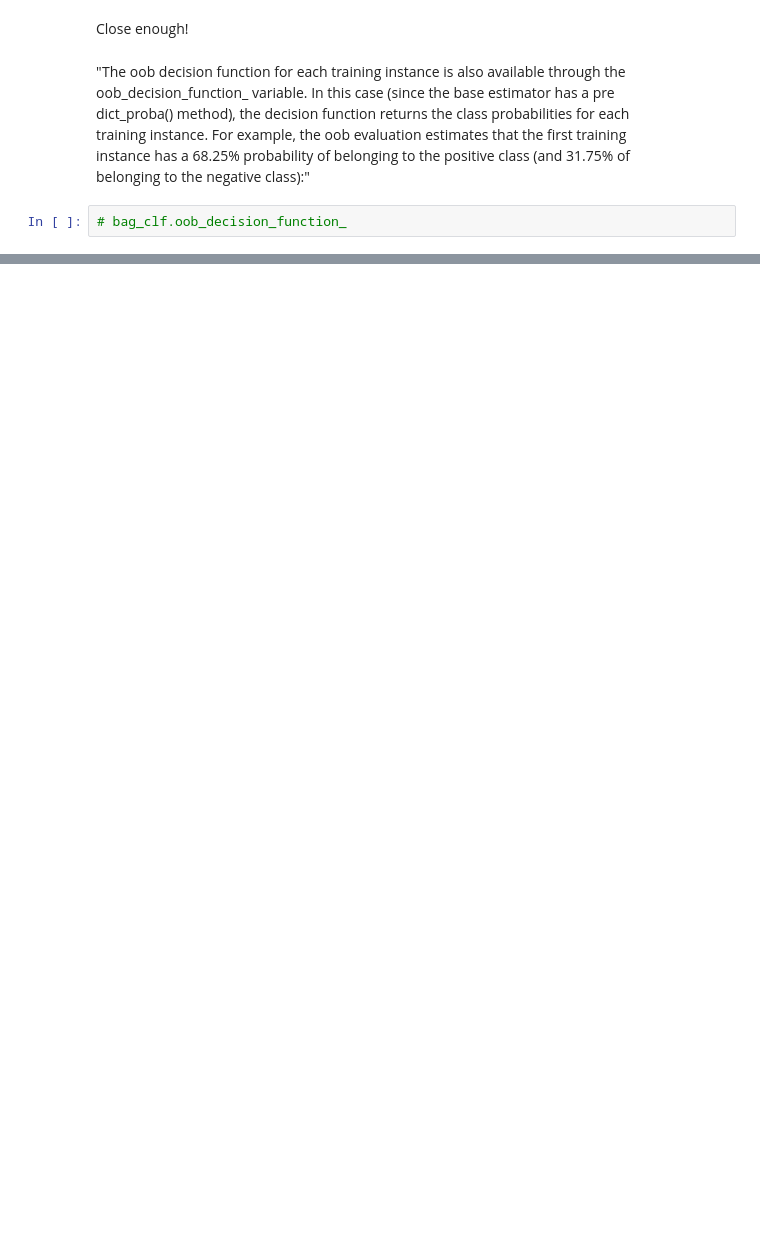
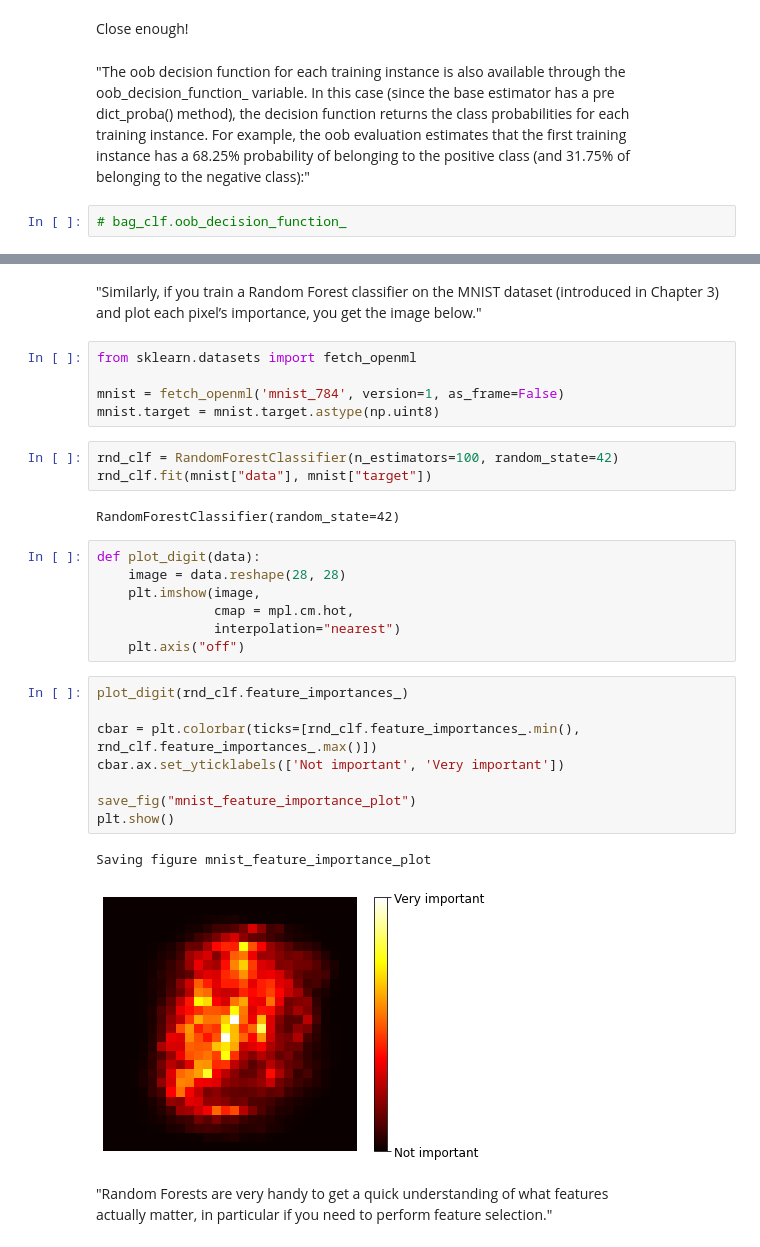
Before and after one commit to eleander/Machine_Learning, a Jupyter notebook: ml/7/Ensemble_Learning_and_Random_Forests.ipynb, the cells around one changed output, grey strips where cells are left out. Saved outputs shown, nothing was run; the diff lists cells and outputs as text; blank space fills up the shorter version.

Commit message:
7 - Random Forests Extra-Trees, Feature Importance

```diff
--- a/ml/7/Ensemble_Learning_and_Random_Forests.ipynb
+++ b/ml/7/Ensemble_Learning_and_Random_Forests.ipynb
@@ -363,0 +441,34 @@ belonging to the negative class):"
+# %% [markdown]
+"Similarly, if you train a Random Forest classifier on the MNIST dataset (introduced
+in Chapter 3) and plot each pixel’s importance, you get the image below."
+# %%
+from sklearn.datasets import fetch_openml
+
+mnist = fetch_openml('mnist_784', version=1, as_frame=False)
+mnist.target = mnist.target.astype(np.uint8)
+# %%
+rnd_clf = RandomForestClassifier(n_estimators=100, random_state=42)
+rnd_clf.fit(mnist["data"], mnist["target"])
+# %% [output]
+RandomForestClassifier(random_state=42)
+# %%
+def plot_digit(data):
+    image = data.reshape(28, 28)
+    plt.imshow(image,
+               cmap = mpl.cm.hot,
+               interpolation="nearest")
+    plt.axis("off")
+# %%
+plot_digit(rnd_clf.feature_importances_)
+
+cbar = plt.colorbar(ticks=[rnd_clf.feature_importances_.min(), rnd_clf.feature_importances_.max()])
+cbar.ax.set_yticklabels(['Not important', 'Very important'])
+
+save_fig("mnist_feature_importance_plot")
+plt.show()
+# %% [output]
+Saving figure mnist_feature_importance_plot
+[figure, added]
+# %% [markdown]
+"Random Forests are very handy to get a quick understanding of what features
+actually matter, in particular if you need to perform feature selection."
```
Also changed, not shown: parts of 21 cells of this notebook, 2 other files.
